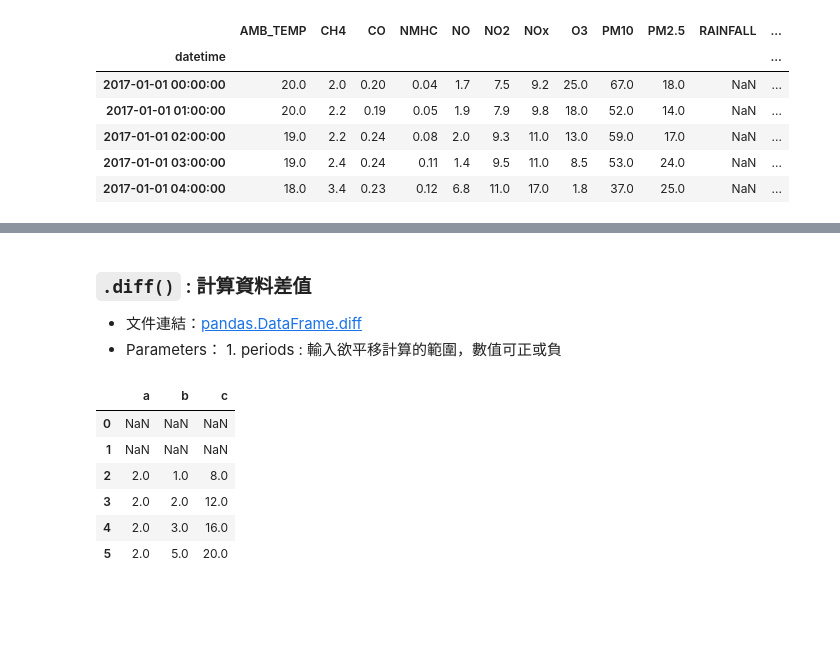
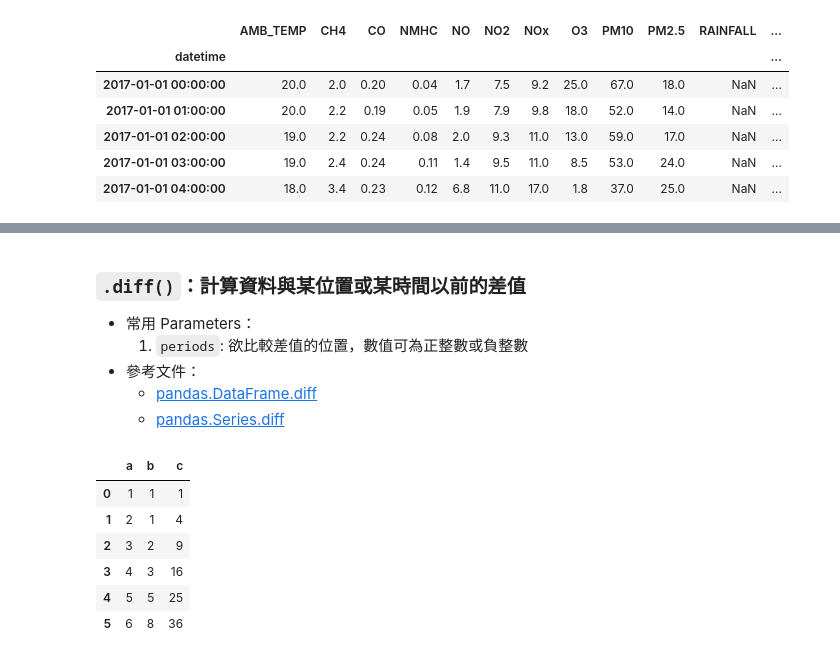
Before and after one commit to VioletVivirand/pandas-tutorial, a Jupyter notebook: Tutorials/Chapter 9 - Feature Engineering.ipynb, the cells around one changed output, grey strips where cells are left out. Drawn from its saved outputs; the diff is of its cells as text; code cells hidden in the pictures; blank space fills up the shorter version.

```diff
--- a/Tutorials/Chapter 9 - Feature Engineering.ipynb
+++ b/Tutorials/Chapter 9 - Feature Engineering.ipynb
@@ -271,20 +250,22 @@ display(test)
 # %% [markdown]
-### `.diff()` : 計算資料差值
+### `.diff()`：計算資料與某位置或某時間以前的差值
 
-* 文件連結：[pandas.DataFrame.diff](https://pandas.pydata.org/pandas-docs/stable/generated/pandas.DataFrame.shift.html#pandas.DataFrame.diff)
-* Parameters：
-        1. periods : 輸入欲平移計算的範圍，數值可正或負
+* 常用 Parameters：
+    1. `periods`: 欲比較差值的位置，數值可為正整數或負整數
+* 參考文件：
+    * [pandas.DataFrame.diff](https://pandas.pydata.org/pandas-docs/stable/generated/pandas.DataFrame.shift.html)
+    * [pandas.Series.diff](https://pandas.pydata.org/pandas-docs/stable/generated/pandas.Series.shift.html)
 # %%
-df = pd.DataFrame({'a': [1, 2, 3, 4, 5, 6],
-                   'b': [1, 1, 2, 3, 5, 8],
-                   'c': [1, 4, 9, 16, 25, 36]})
-
-df.diff(2)
+values = pd.DataFrame({
+    'a': [1, 2, 3, 4, 5, 6],
+    'b': [1, 1, 2, 3, 5, 8],
+    'c': [1, 4, 9, 16, 25, 36]})
+values
 # %% [output]
 |  | a | b | c |
-| 0 | NaN | NaN | NaN |
-| 1 | NaN | NaN | NaN |
-| 2 | 2.0 | 1.0 | 8.0 |
-| 3 | 2.0 | 2.0 | 12.0 |
-| 4 | 2.0 | 3.0 | 16.0 |
-| 5 | 2.0 | 5.0 | 20.0 |
+| 0 | 1 | 1 | 1 |
+| 1 | 2 | 1 | 4 |
+| 2 | 3 | 2 | 9 |
+| 3 | 4 | 3 | 16 |
+| 4 | 5 | 5 | 25 |
+| 5 | 6 | 8 | 36 |
```
Also changed, not shown: parts of 18 cells of this notebook.
